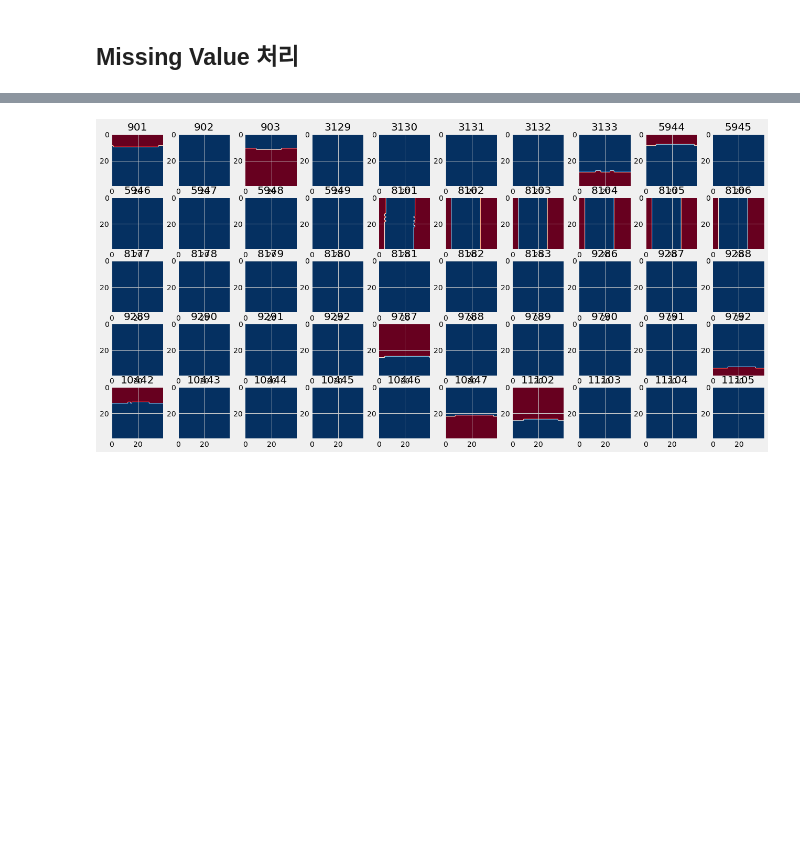
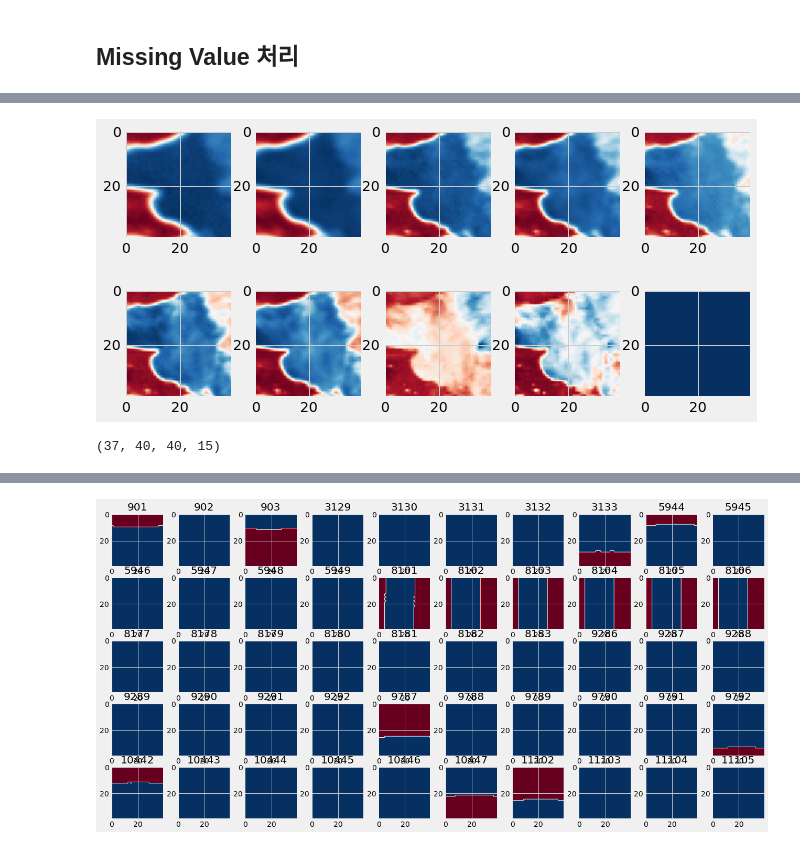
Before and after one commit to deagwon97/dacon-satellite-precipitation, a Jupyter notebook: Dacon_satellite_baseline_bg.ipynb, the cells around one changed output, grey strips where cells are left out. Saved outputs shown, nothing was run; the diff lists cells and outputs as text; code cells hidden in the pictures; blank space fills up the shorter version.

```diff
--- a/Dacon_satellite_baseline_bg.ipynb
+++ b/Dacon_satellite_baseline_bg.ipynb
@@ -105,8 +116,0 @@ df = pd.DataFrame(target0.reshape(15269,1600)) # train0의 target 데이터프
-# %%
-null_index = []
-for i in range(len(df)):
-  if sum(df.loc[i,:] < 0) > 0:
-    null_index.append(i)
-  else:
-    pass
-null_index
@@ -156,0 +117,30 @@ df[df.sum(axis=1) < 0].head() # 행 단위로 sum이 음수면 결측값이 포
+# %%
+target_test = test[:,:,:,-1]
+df_target_test = pd.DataFrame(target_test.reshape(test.shape[0], 40*40))
+
+null_index_test = []
+for i in range(len(df_target_test)):
+  if sum(df_target_test.loc[i,:] < 0) > 0:
+    null_index_test.append(i)
+  else:
+    pass
+
+test_null = test[null_index_test] # null값 포함된 test 데이터
+test_null_sample = test_null[35]
+
+plt.style.use('fivethirtyeight')
+plt.figure(figsize=(10, 5))
+
+for i in range(9):
+    plt.subplot(2,5,i+1)
+    plt.imshow(test_null_sample[:, :, i], cmap=color_map)
+
+plt.subplot(2,5,10)
+plt.imshow(test_null_sample[:,:,-1], cmap = color_map)
+plt.show()
+# %% [output]
+[figure, added]
+# %%
+test[null_index_test].shape
+# %% [output]
+(37, 40, 40, 15)
```
Also changed, not shown: parts of 23 cells of this notebook.
